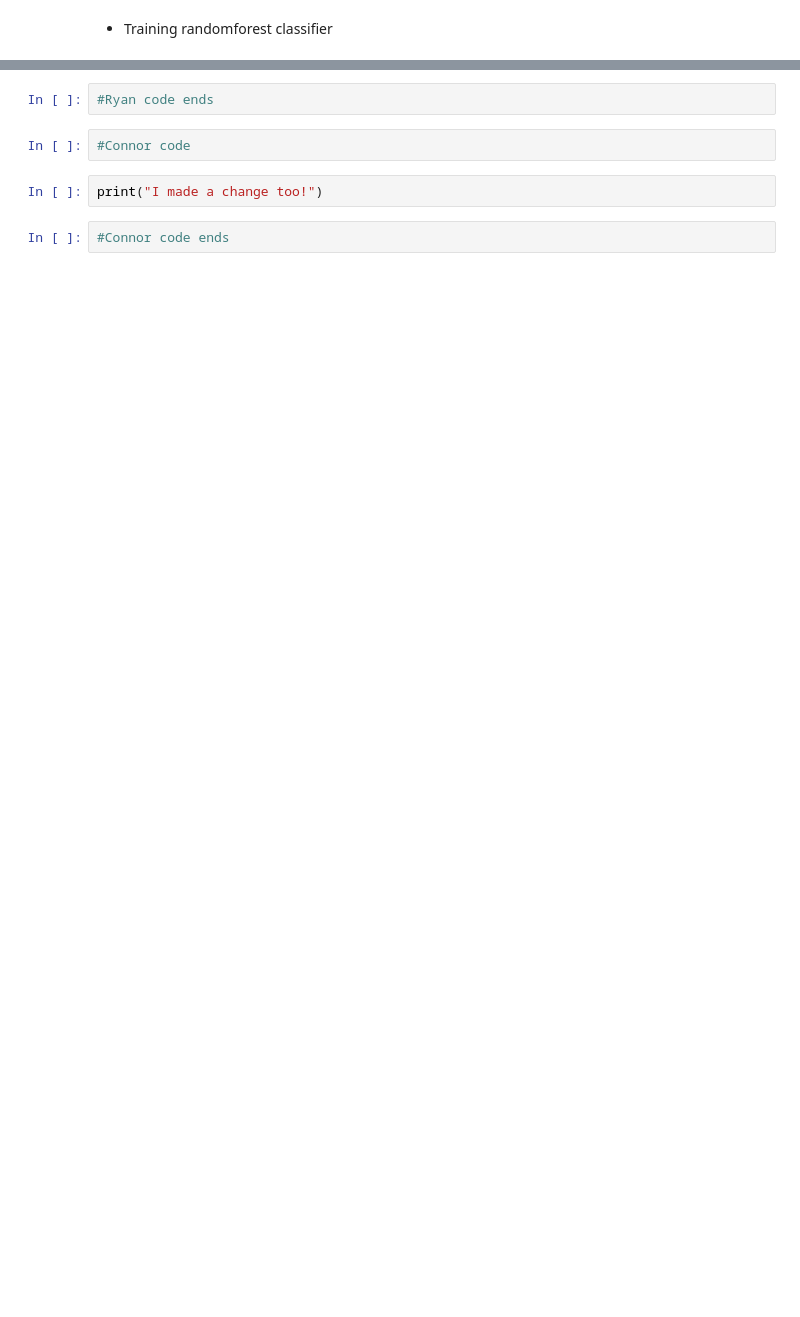
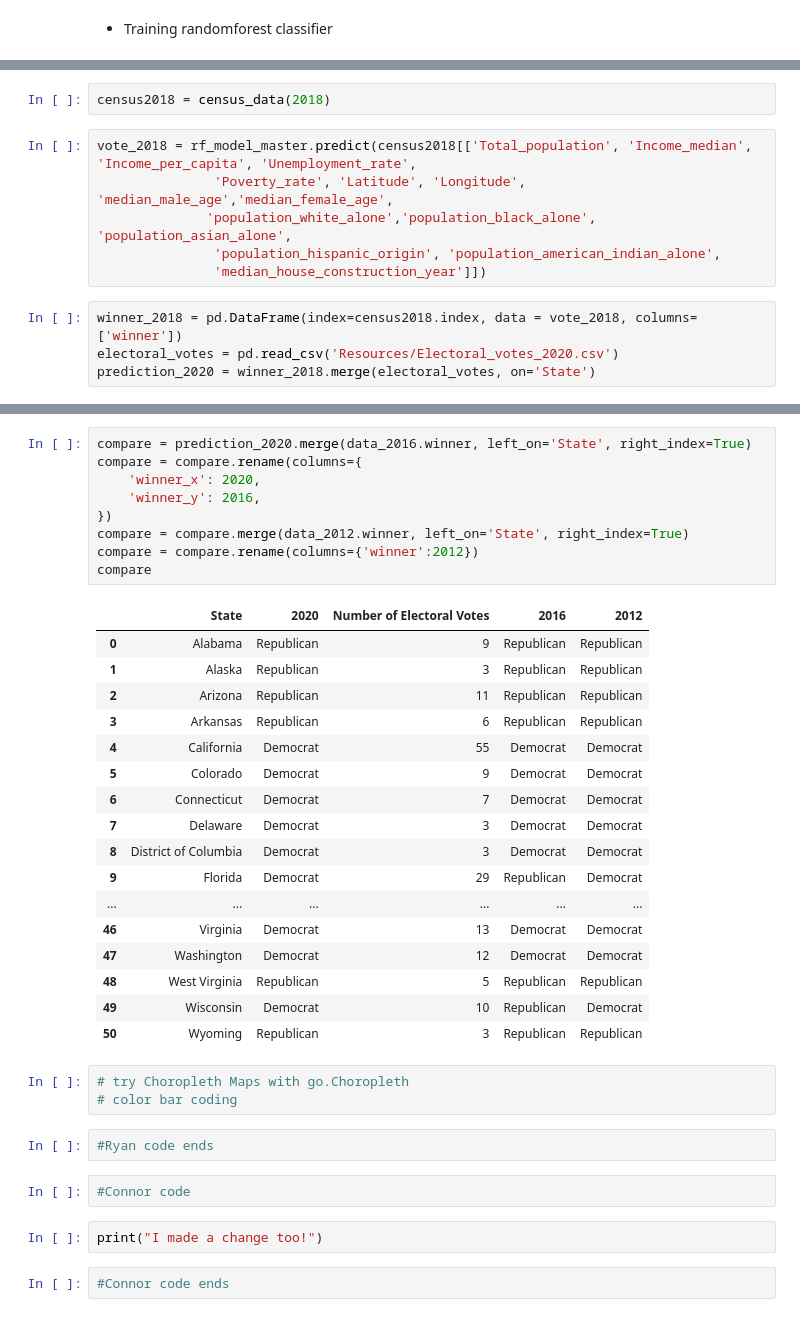
Before and after one commit to CodingMage/project_1_TeamTuring, a Jupyter notebook: Nootbook_Merge_File.ipynb, the cells around one changed output, grey strips where cells are left out. Saved outputs shown, nothing was run; the diff lists cells and outputs as text; blank space fills up the shorter version.

Commit message:
adding 2020 prediction.

```diff
--- a/Nootbook_Merge_File.ipynb
+++ b/Nootbook_Merge_File.ipynb
@@ -472,0 +514,12 @@ sns.heatmap(cm, annot=True)
+# %%
+census2018 = census_data(2018)
+# %%
+vote_2018 = rf_model_master.predict(census2018[['Total_population', 'Income_median', 'Income_per_capita', 'Unemployment_rate',
+               'Poverty_rate', 'Latitude', 'Longitude', 'median_male_age','median_female_age',
+              'population_white_alone','population_black_alone', 'population_asian_alone',
+               'population_hispanic_origin', 'population_american_indian_alone',
+               'median_house_construction_year']])
+# %%
+winner_2018 = pd.DataFrame(index=census2018.index, data = vote_2018, columns=['winner'])
+electoral_votes = pd.read_csv('Resources/Electoral_votes_2020.csv')
+prediction_2020 = winner_2018.merge(electoral_votes, on='State')
@@ -473,3 +554,33 @@ sns.heatmap(cm, annot=True)
+# %%
+compare = prediction_2020.merge(data_2016.winner, left_on='State', right_index=True)
+compare = compare.rename(columns={
+    'winner_x': 2020,
+    'winner_y': 2016,
+})
+compare = compare.merge(data_2012.winner, left_on='State', right_index=True)
+compare = compare.rename(columns={'winner':2012})
+compare
+# %% [output]
+|  | State | 2020 | Number of Electoral Votes | 2016 | 2012 |
+| 0 | Alabama | Republican | 9 | Republican | Republican |
+| 1 | Alaska | Republican | 3 | Republican | Republican |
+| 2 | Arizona | Republican | 11 | Republican | Republican |
+| 3 | Arkansas | Republican | 6 | Republican | Republican |
+| 4 | California | Democrat | 55 | Democrat | Democrat |
+| 5 | Colorado | Democrat | 9 | Democrat | Democrat |
+| 6 | Connecticut | Democrat | 7 | Democrat | Democrat |
+| 7 | Delaware | Democrat | 3 | Democrat | Democrat |
+| 8 | District of Columbia | Democrat | 3 | Democrat | Democrat |
+| 9 | Florida | Democrat | 29 | Republican | Democrat |
+| ... | ... | ... | ... | ... | ... |
+| 46 | Virginia | Democrat | 13 | Democrat | Democrat |
+| 47 | Washington | Democrat | 12 | Democrat | Democrat |
+| 48 | West Virginia | Republican | 5 | Republican | Republican |
+| 49 | Wisconsin | Democrat | 10 | Republican | Democrat |
+| 50 | Wyoming | Republican | 3 | Republican | Republican |
+# %%
+# try Choropleth Maps with go.Choropleth
+# color bar coding
 # %%
 #Ryan code ends
 # %%
```
Also changed, not shown: parts of 9 cells of this notebook, 1 other file.
